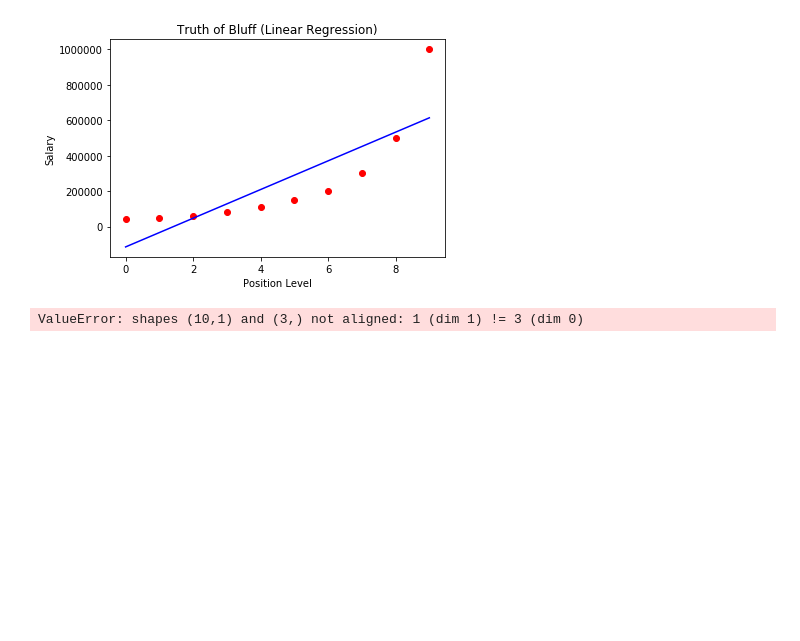
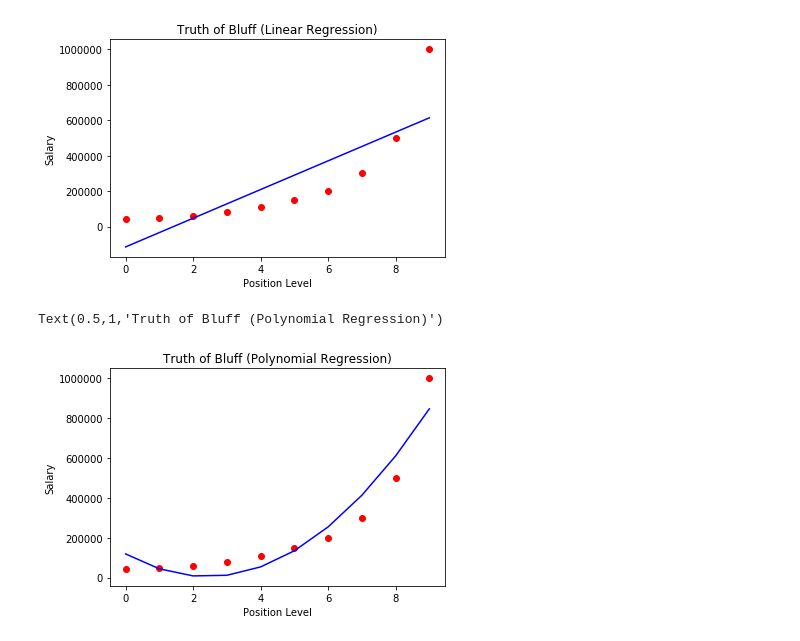
Before and after one commit to innovator-arjun/Machine-Learning-Algorithms, a Jupyter notebook: Regression/Polynomial Linear Regression.ipynb, the cells around one changed output. Cells and saved outputs as stored; diff of their text form; code cells hidden in the pictures; blank space fills up the shorter version.

```diff
--- a/Regression/Polynomial Linear Regression.ipynb
+++ b/Regression/Polynomial Linear Regression.ipynb
@@ -170,7 +171,16 @@ Text(0.5,1,'Truth of Bluff (Linear Regression)')
 [figure]
 # %%
 #Visualising the Polynomial regression results
-# %%
-plt.plot(X,lin_reg_2.predict(X),color='blue')
-# %% [output]
-ValueError: shapes (10,1) and (3,) not aligned: 1 (dim 1) != 3 (dim 0)
+# %%
+plt.scatter(X,y,color='red')
+plt.plot(X,lin_reg_2.predict(X_poly),color='blue')
+
+# we have to use X_poly when we use lin_reg_2, since we used transform
+
+
+plt.xlabel('Position Level')
+plt.ylabel('Salary')
+plt.title('Truth of Bluff (Polynomial Regression)')
+# %% [output]
+Text(0.5,1,'Truth of Bluff (Polynomial Regression)')
+[figure, added]
```
Also changed, not shown: parts of 3 cells of this notebook.
